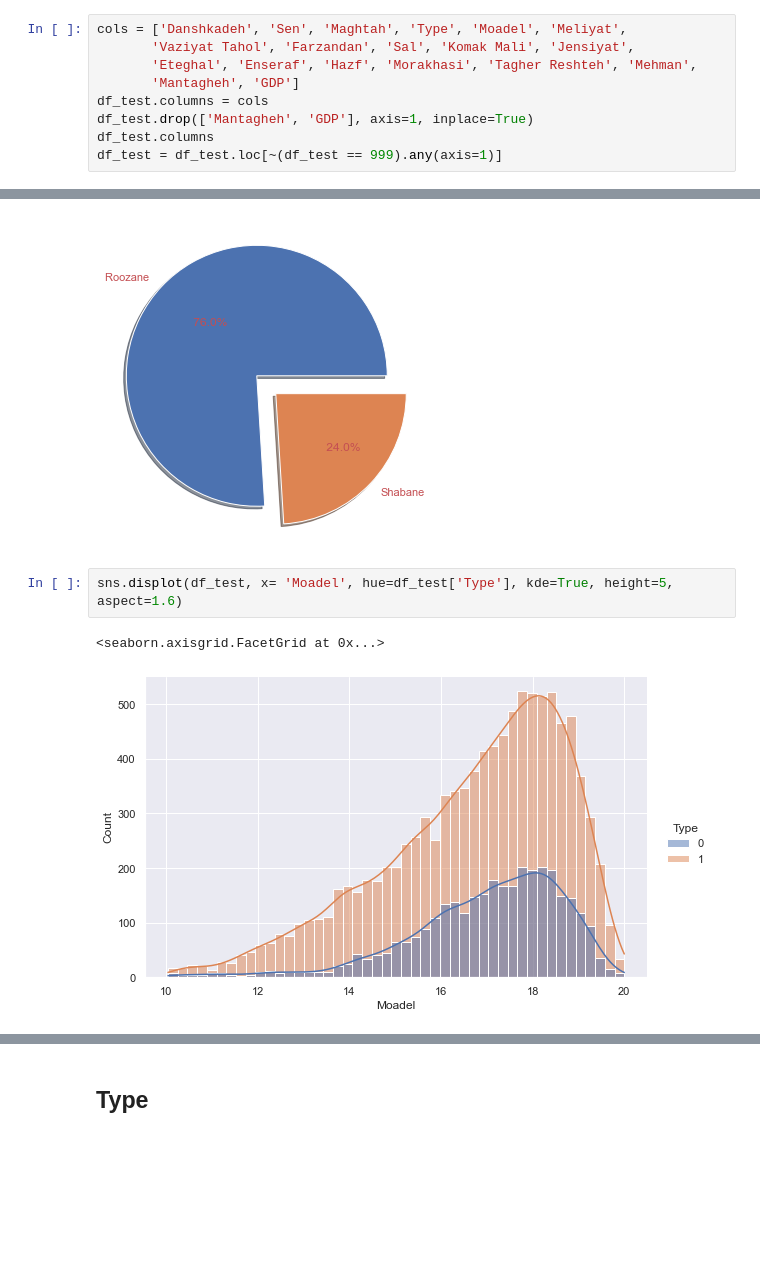
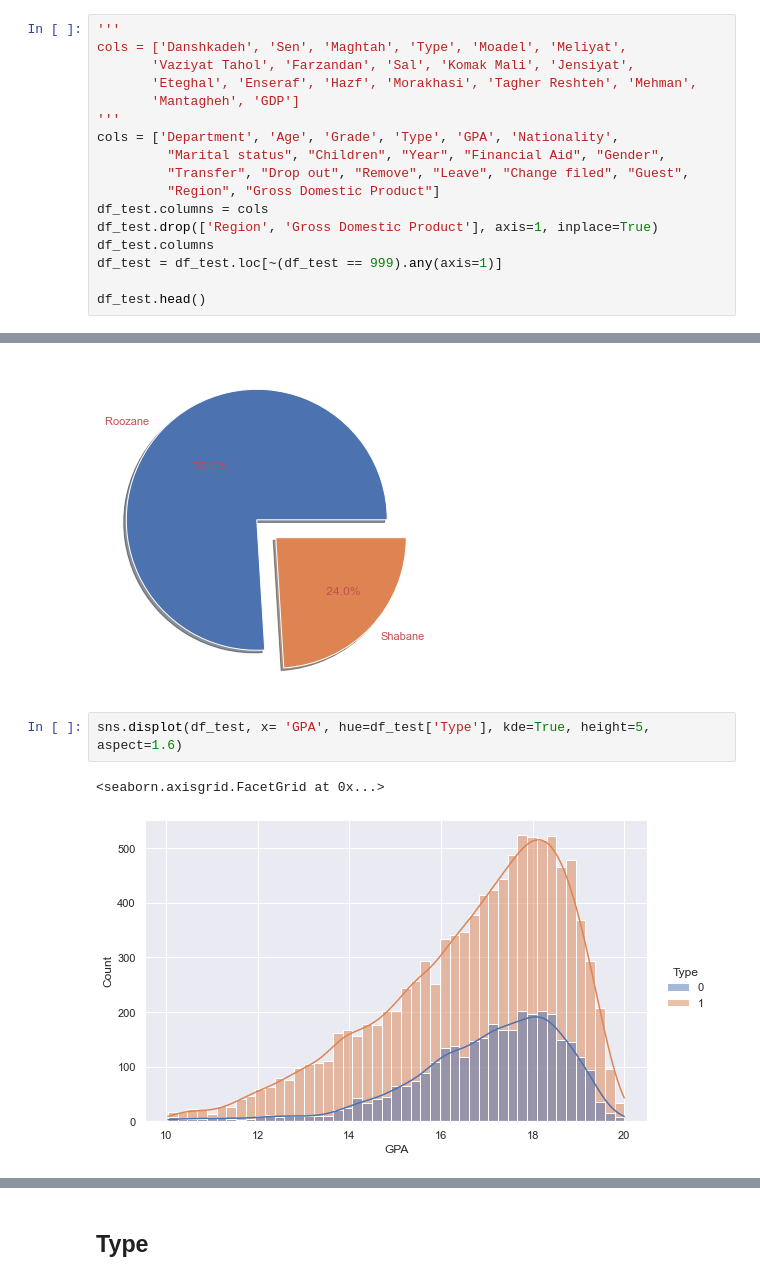
Before and after one commit to mghasemi19/ML_EconEduc, a Jupyter notebook: Type_classification.ipynb, the cells around one changed output, grey strips where cells are left out. Saved outputs shown, nothing was run; the diff lists cells and outputs as text; blank space fills up the shorter version.

```diff
--- a/Type_classification.ipynb
+++ b/Type_classification.ipynb
@@ -48,9 +40,17 @@ df_test.head()
 # %%
+'''
 cols = ['Danshkadeh', 'Sen', 'Maghtah', 'Type', 'Moadel', 'Meliyat',
        'Vaziyat Tahol', 'Farzandan', 'Sal', 'Komak Mali', 'Jensiyat',
        'Eteghal', 'Enseraf', 'Hazf', 'Morakhasi', 'Tagher Reshteh', 'Mehman',
        'Mantagheh', 'GDP']
+'''
+cols = ['Department', 'Age', 'Grade', 'Type', 'GPA', 'Nationality',
+         "Marital status", "Children", "Year", "Financial Aid", "Gender",
+         "Transfer", "Drop out", "Remove", "Leave", "Change filed", "Guest",
+         "Region", "Gross Domestic Product"]
 df_test.columns = cols
-df_test.drop(['Mantagheh', 'GDP'], axis=1, inplace=True)
+df_test.drop(['Region', 'Gross Domestic Product'], axis=1, inplace=True)
 df_test.columns
 df_test = df_test.loc[~(df_test == 999).any(axis=1)]
+
+df_test.head()
@@ -120,10 +127,10 @@ plt.pie([counts_male, counts_female], explode=[0.1,0.1], shadow=True, labels=['R
 # %% [output]
 [figure]
 # %%
-sns.displot(df_test, x= 'Moadel', hue=df_test['Type'], kde=True, height=5, aspect=1.6)
+sns.displot(df_test, x= 'GPA', hue=df_test['Type'], kde=True, height=5, aspect=1.6)
 # %% [output]
 <seaborn.axisgrid.FacetGrid at 0x...>
-[figure, old version]
+[figure, new version]
 # %%
 df_test.dropna(inplace=True)
 df_test.isna().sum()
```
Also changed, not shown: parts of 15 cells of this notebook, 1 other file.
